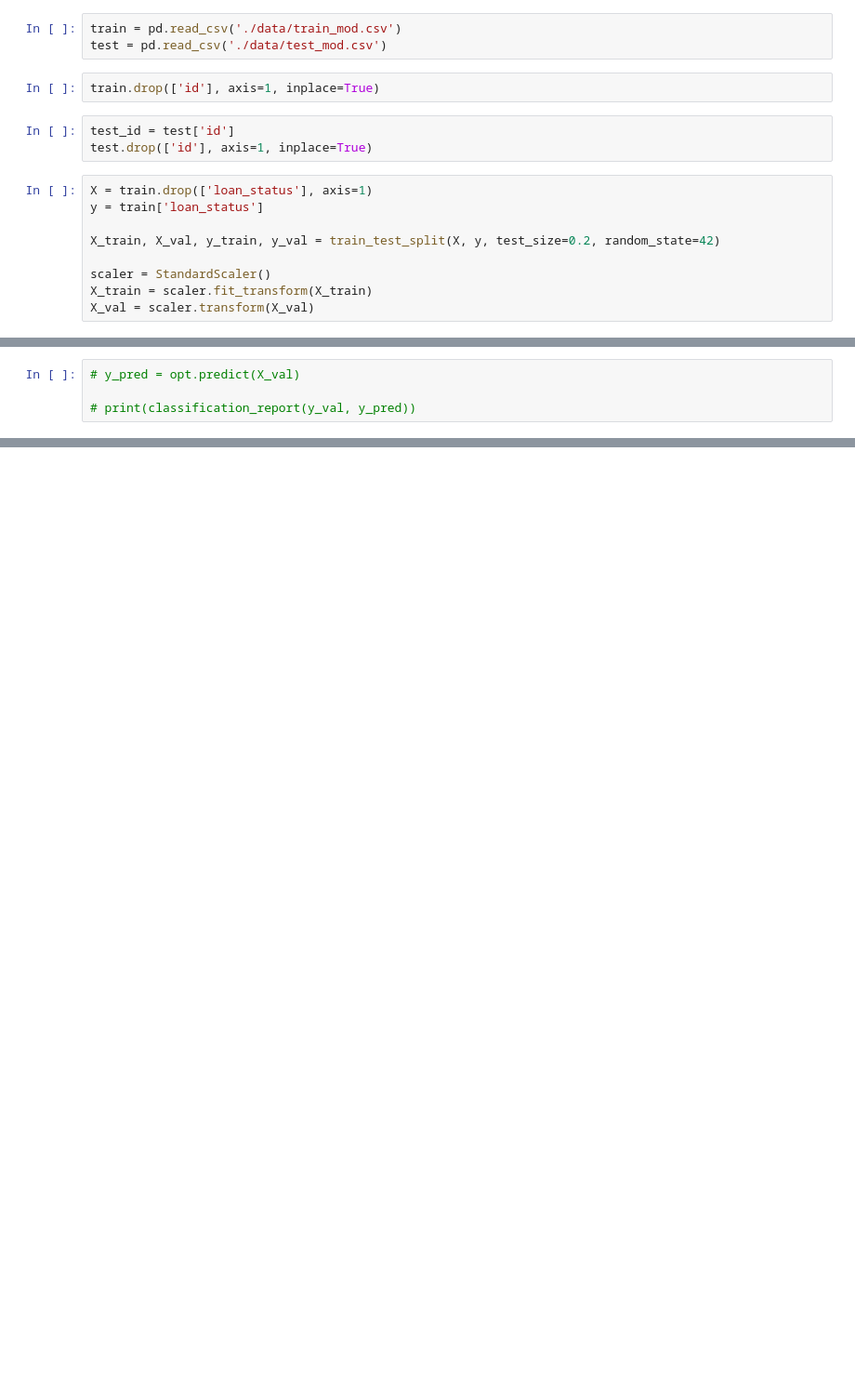
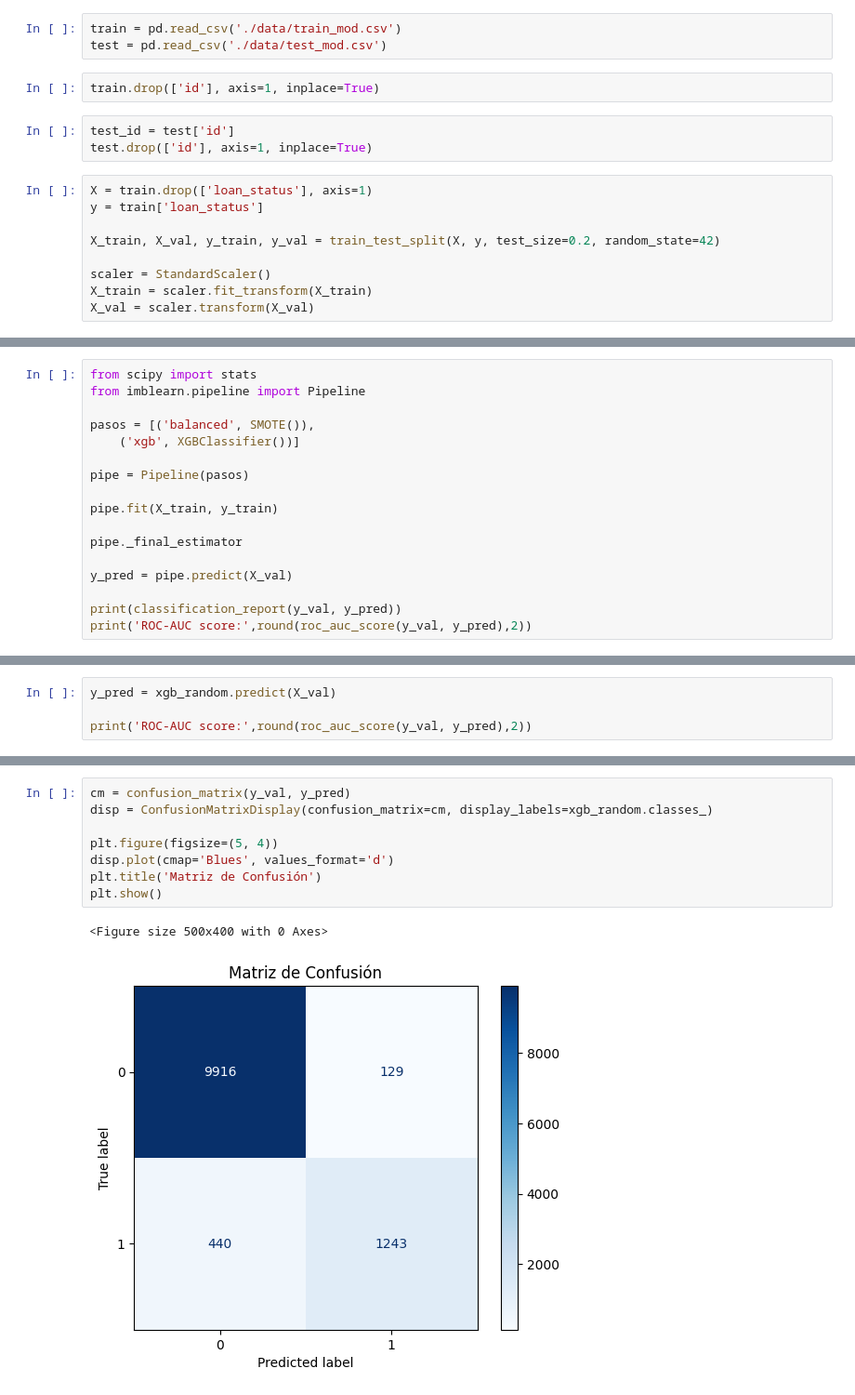
Before and after one commit to Pericsen/loan-approval-prediction, a Jupyter notebook: xgboost.ipynb, the cells around one changed output, grey strips where cells are left out. Shown at 93% size. Saved outputs shown, nothing was run; the diff lists cells and outputs as text; blank space fills up the shorter version.

```diff
--- a/xgboost.ipynb
+++ b/xgboost.ipynb
@@ -87,0 +36,17 @@ val. score: 0.95
+# %%
+from scipy import stats
+from imblearn.pipeline import Pipeline
+
+pasos = [('balanced', SMOTE()),
+    ('xgb', XGBClassifier())]
+
+pipe = Pipeline(pasos)
+
+pipe.fit(X_train, y_train)
+
+pipe._final_estimator
+
+y_pred = pipe.predict(X_val)
+
+print(classification_report(y_val, y_pred))
+print('ROC-AUC score:',round(roc_auc_score(y_val, y_pred),2))
@@ -88,4 +148,4 @@ val. score: 0.95
 # %%
-# y_pred = opt.predict(X_val)
+y_pred = xgb_random.predict(X_val)
 
-# print(classification_report(y_val, y_pred))
+print('ROC-AUC score:',round(roc_auc_score(y_val, y_pred),2))
@@ -93,0 +182,11 @@ val. score: 0.95
+# %%
+cm = confusion_matrix(y_val, y_pred)
+disp = ConfusionMatrixDisplay(confusion_matrix=cm, display_labels=xgb_random.classes_)
+
+plt.figure(figsize=(5, 4))
+disp.plot(cmap='Blues', values_format='d')
+plt.title('Matriz de Confusión')
+plt.show()
+# %% [output]
+<Figure size 500x400 with 0 Axes>
+[figure, added]
```
Also changed, not shown: parts of 19 cells of this notebook, 10 other files.
